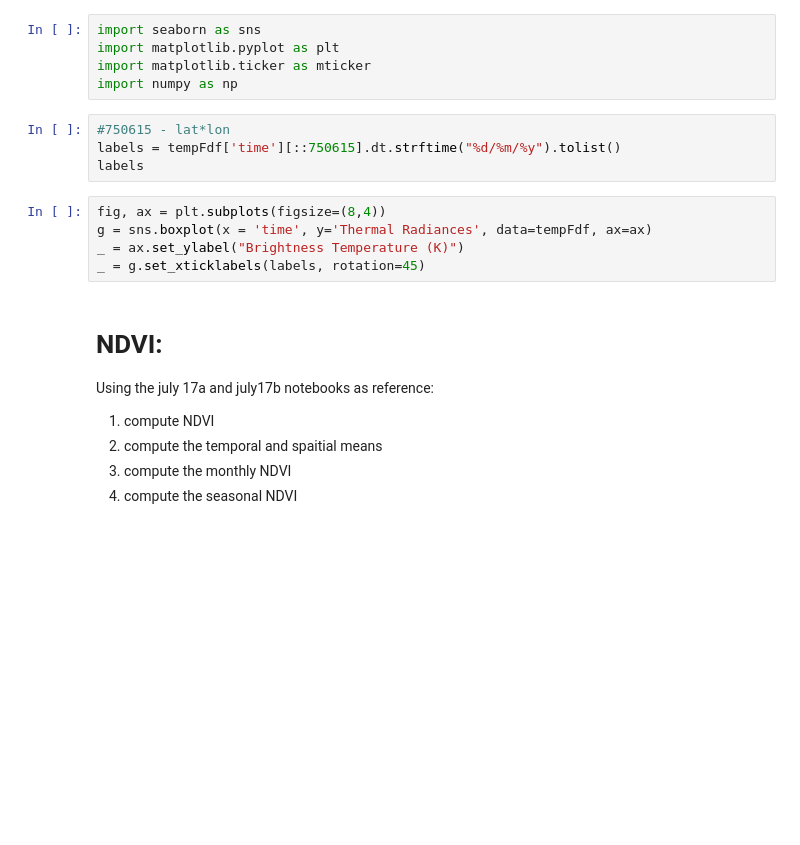
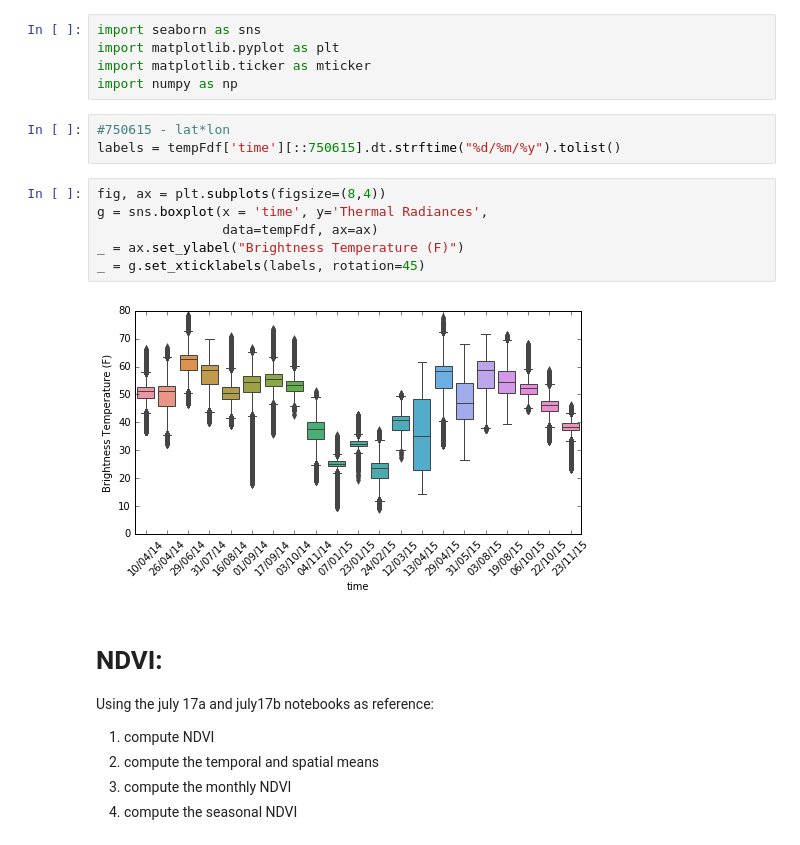
Before and after one commit to story645/EAS213, a Jupyter notebook: 2018/july18a.ipynb, the cells around one changed output. Saved outputs shown, nothing was run; the diff lists cells and outputs as text; blank space fills up the shorter version.

```diff
--- a/2018/july18a.ipynb
+++ b/2018/july18a.ipynb
@@ -36,16 +83,18 @@ import numpy as np
 # %%
 #750615 - lat*lon
 labels = tempFdf['time'][::750615].dt.strftime("%d/%m/%y").tolist()
-labels
 # %%
 fig, ax = plt.subplots(figsize=(8,4))
-g = sns.boxplot(x = 'time', y='Thermal Radiances', data=tempFdf, ax=ax)
-_ = ax.set_ylabel("Brightness Temperature (K)")
+g = sns.boxplot(x = 'time', y='Thermal Radiances',
+                data=tempFdf, ax=ax)
+_ = ax.set_ylabel("Brightness Temperature (F)")
 _ = g.set_xticklabels(labels, rotation=45)
+# %% [output]
+[figure, added]
 # %% [markdown]
 # NDVI:
 Using the july 17a and july17b notebooks as reference:
 1. compute NDVI
-2. compute the temporal and spaitial means
+2. compute the temporal and spatial means
 3. compute the monthly NDVI
 4. compute the seasonal NDVI
```
Also changed, not shown: parts of 9 cells of this notebook, 2 other files.
